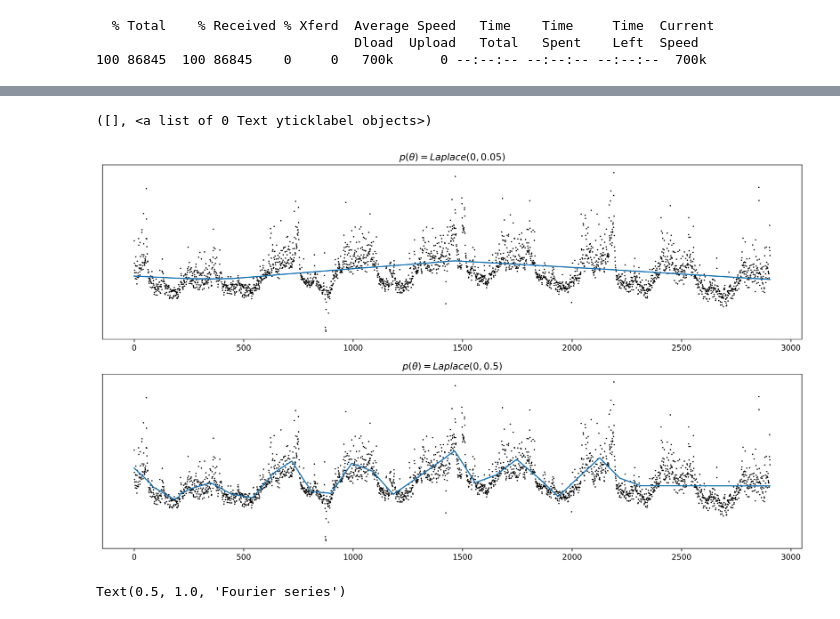
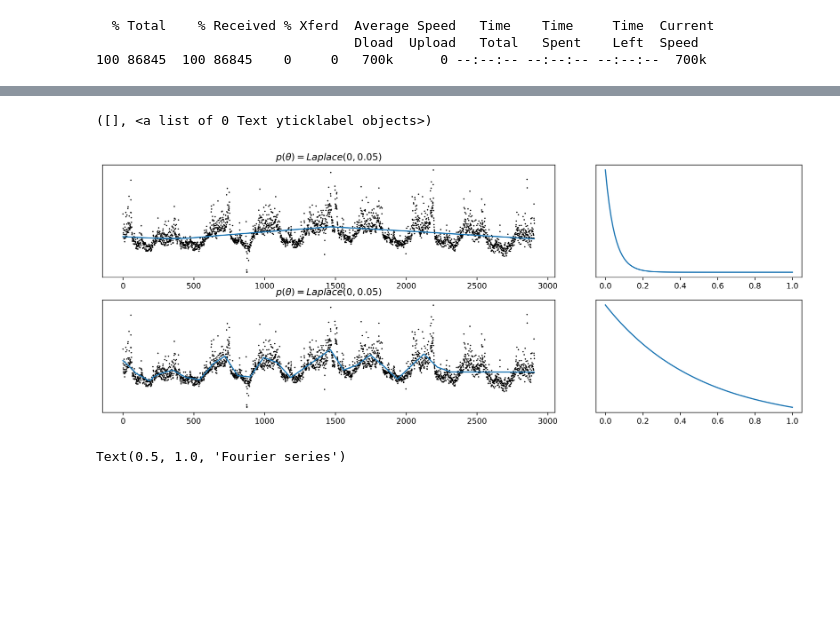
Before and after one commit to ritchie46/pydata-pymc3-prophet, a Jupyter notebook: notebooks/code-up.ipynb, the cells around one changed output, grey strips where cells are left out. Drawn from its saved outputs; the diff is of its cells as text; code cells hidden in the pictures; blank space fills up the shorter version.

Commit message:
laplace priors shown in plot

```diff
--- a/notebooks/code-up.ipynb
+++ b/notebooks/code-up.ipynb
@@ -122,24 +126,34 @@ def det_trend(k, m, delta, t, s, A):
 # run function and rescale to original scale
 g_1 = det_trend(aprox_1['k'], aprox_1['m'], aprox_1['delta'], df['t'], s, A) * (df['y'].max() - df['y'].min()) + df['y'].min()
 g_2 = det_trend(aprox_2['k'], aprox_2['m'], aprox_2['delta'], df['t'], s, A) * (df['y'].max() - df['y'].min()) + df['y'].min()
-
-plt.figure(figsize=(16, 9), dpi=300)
-
-plt.subplot(211)
-plt.title('$p(\\theta) = Laplace(0, 0.05)$')
-plt.plot(g_1)
-plt.scatter(np.arange(df.shape[0]), df.y, s=0.5, color='black')
-plt.yticks([])
-
-
-plt.subplot(212)
-plt.title('$p(\\theta) = Laplace(0, 0.5)$')
-plt.plot(g_2)
-plt.scatter(np.arange(df.shape[0]), df.y, s=0.5, color='black')
-plt.yticks([])
-# %% [output]
-([], <a list of 0 Text yticklabel objects>)
-[figure, removed]
+# %%
+x = np.linspace(0, 1, 100)
+# %%
+plt.figure(figsize=(16, 9), dpi=300)
+
+plt.subplot2grid((3, 3), (0, 0), colspan=2)
+plt.title('$p(\\theta) = Laplace(0, 0.05)$')
+plt.plot(g_1)
+plt.scatter(np.arange(df.shape[0]), df.y, s=0.5, color='black')
+plt.yticks([])
+
+plt.subplot2grid((3, 3), (0, 2))
+plt.plot(x, stats.laplace(0, 0.05).pdf(x))
+plt.yticks([])
+
+
+plt.subplot2grid((3, 3), (1, 0), colspan=2)
+plt.title('$p(\\theta) = Laplace(0, 0.05)$')
+plt.plot(g_2)
+plt.scatter(np.arange(df.shape[0]), df.y, s=0.5, color='black')
+plt.yticks([])
+
+plt.subplot2grid((3, 3), (1, 2))
+plt.plot(x, stats.laplace(0, 0.5).pdf(x))
+plt.yticks([])
+# %% [output]
+([], <a list of 0 Text yticklabel objects>)
+[figure, added]
 # %%
 np.random.seed(6)
 def fourier_series(t, p, n):
```
Also changed, not shown: parts of 1 cell of this notebook, 2 other files.
